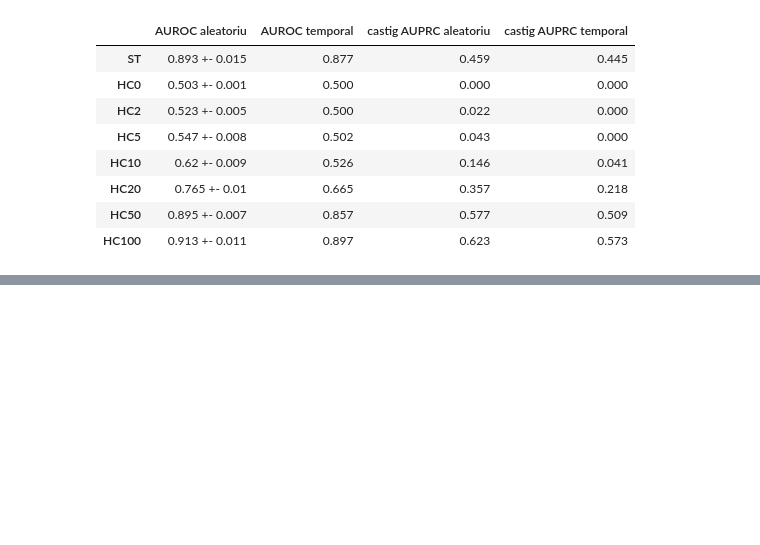
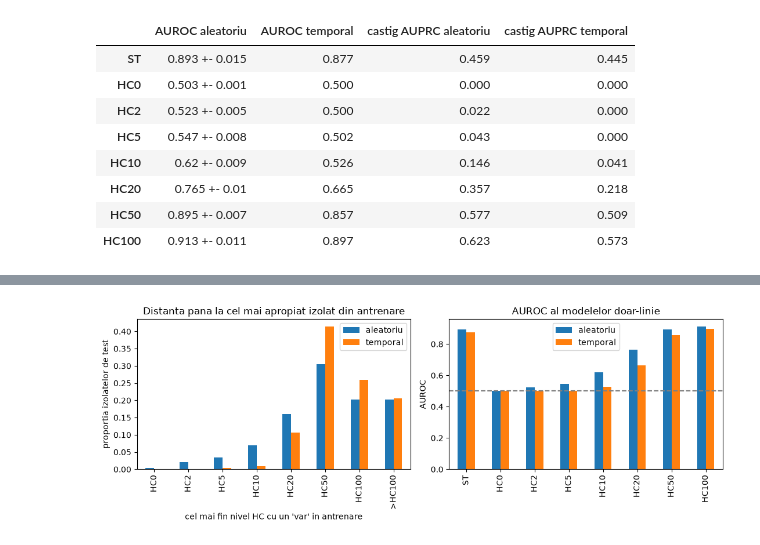
Before and after one commit to AioaneClaudia/Predic-ia-rezisten-ei-la-antibiotice-din-genom, a Jupyter notebook: notebooks/02_poc_linie.ipynb, the cells around one changed output, grey strips where cells are left out. Saved outputs shown, nothing was run; the diff lists cells and outputs as text; code cells hidden in the pictures; blank space fills up the shorter version.

Commit message:
distributia distantelor, figura, prevalenta

```diff
--- a/notebooks/02_poc_linie.ipynb
+++ b/notebooks/02_poc_linie.ipynb
@@ -97,3 +97,12 @@ tabel
 | HC20 | 0.765 +- 0.01 | 0.665 | 0.357 | 0.218 |
 | HC50 | 0.895 +- 0.007 | 0.857 | 0.577 | 0.509 |
 | HC100 | 0.913 +- 0.011 | 0.897 | 0.623 | 0.573 |
+# %%
+#distributia distantelor
+ordine = [0, 2, 5, 10, 20, 50, 100, np.inf]
+d_t = distanta_minima(train_t, test_t).value_counts(normalize=True).reindex(ordine, fill_value=0)
+d_a = pd.concat([distanta_minima(*split_aleatoriu(df, n_tr, n_te, s)).value_counts(normalize=True)
+                 .reindex(ordine, fill_value=0) for s in range(20)], axis=1).mean(axis=1)
+dist = pd.DataFrame({"aleatoriu": d_a, "temporal": d_t})
+dist.index = [f"HC{int(i)}" if np.isfinite(i) else ">HC100" for i in dist.index]
+dist.round(3)
@@ -99,0 +119,16 @@ tabel
+# %%
+#figura
+os.makedirs("../results", exist_ok=True)
+fig, ax = plt.subplots(1, 2, figsize=(11, 4))
+dist.plot.bar(ax=ax[0])
+ax[0].set_title("Distanta pana la cel mai apropiat izolat din antrenare")
+ax[0].set_ylabel("proportia izolatelor de test")
+ax[0].set_xlabel("cel mai fin nivel HC cu un 'var' in antrenare")
+pd.DataFrame({"aleatoriu": media_a["AUROC"], "temporal": rez_t["AUROC"]}).plot.bar(ax=ax[1])
+ax[1].set_title("AUROC al modelelor doar-linie")
+ax[1].set_ylabel("AUROC")
+ax[1].axhline(0.5, color="gray", linestyle="--")
+plt.tight_layout()
+plt.savefig("../results/poc_linie.png", dpi=150, bbox_inches="tight")
+# %% [output]
+[figure, added]
```
Also changed, not shown: parts of 3 cells of this notebook.
